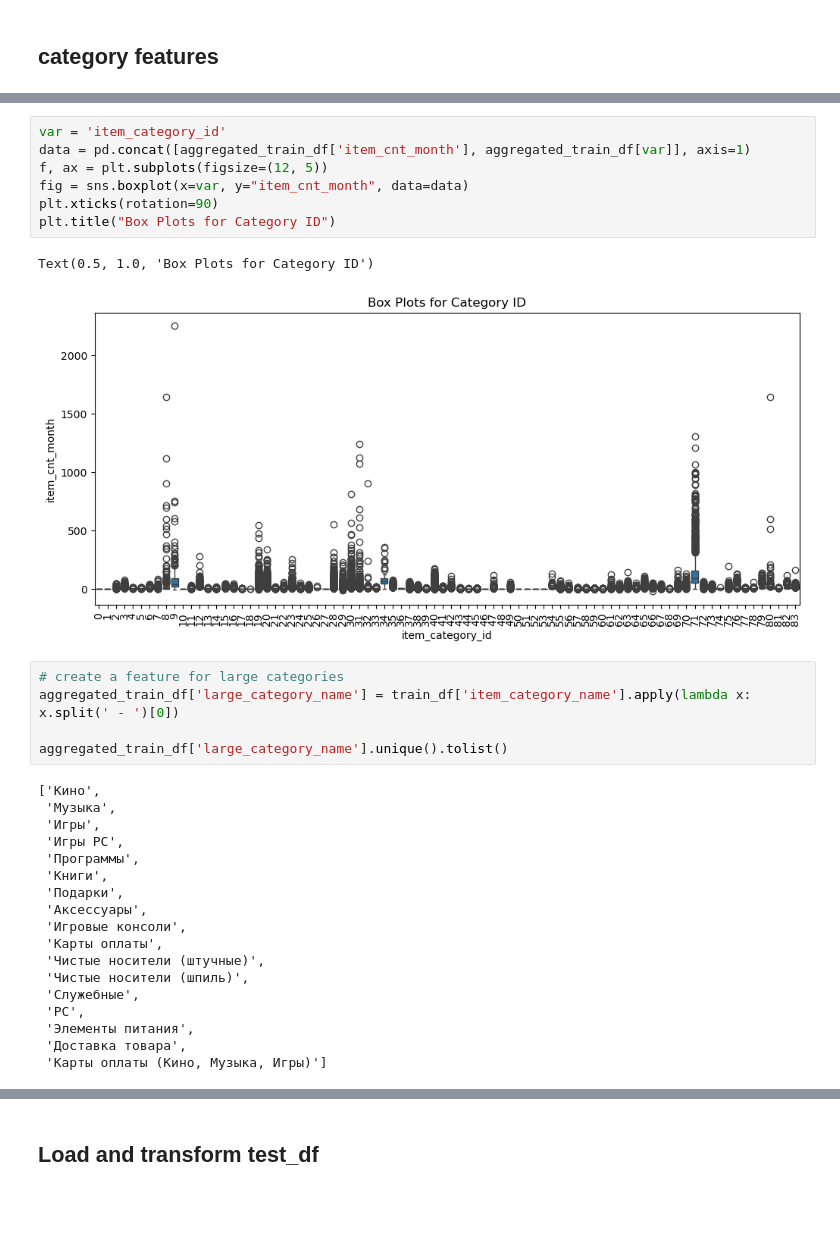
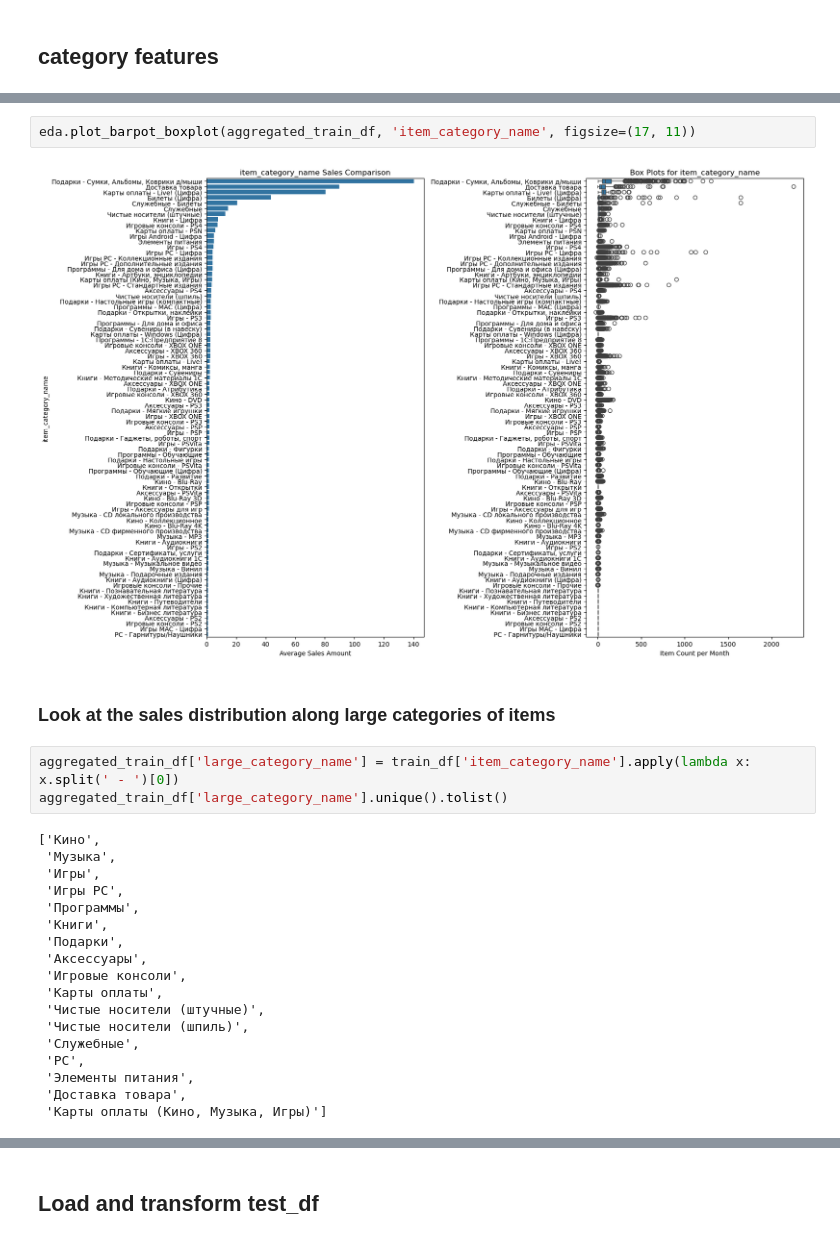
Before and after one commit to Alexennk/ml-ds-practice, a Jupyter notebook: notebooks/eda_notebook.ipynb, the cells around one changed output, grey strips where cells are left out. Cells and saved outputs as stored; diff of their text form; blank space fills up the shorter version.

```diff
--- a/notebooks/eda_notebook.ipynb
+++ b/notebooks/eda_notebook.ipynb
@@ -416,17 +375,11 @@ plt.xticks(rotation=90);
-# %%
-var = 'item_category_id'
-data = pd.concat([aggregated_train_df['item_cnt_month'], aggregated_train_df[var]], axis=1)
-f, ax = plt.subplots(figsize=(12, 5))
-fig = sns.boxplot(x=var, y="item_cnt_month", data=data)
-plt.xticks(rotation=90)
-plt.title("Box Plots for Category ID")
-# %% [output]
-Text(0.5, 1.0, 'Box Plots for Category ID')
-[figure, removed]
+# %%
+eda.plot_barpot_boxplot(aggregated_train_df, 'item_category_name', figsize=(17, 11))
+# %% [output]
+[figure, added]
+# %% [markdown]
+### Look at the sales distribution along large categories of items
 # %%
-# create a feature for large categories
 aggregated_train_df['large_category_name'] = train_df['item_category_name'].apply(lambda x: x.split(' - ')[0])
-
 aggregated_train_df['large_category_name'].unique().tolist()
 # %% [output]
 ['Кино',
```
Also changed, not shown: parts of 68 cells of this notebook, 3 other files.
